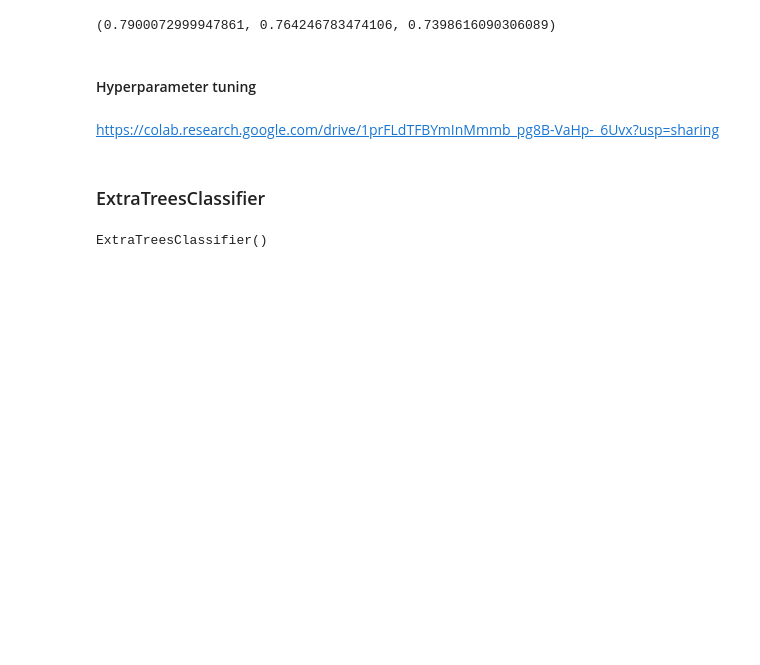
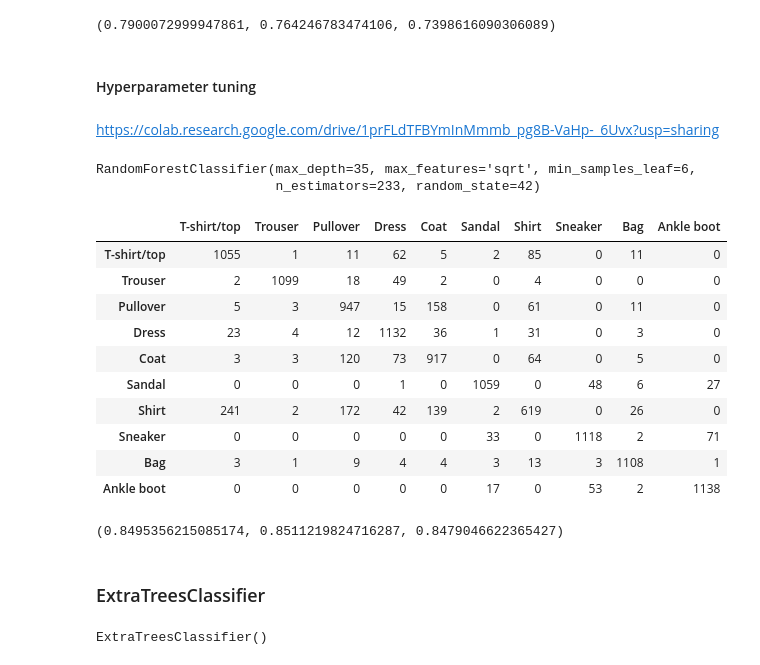
Before and after one commit to ArkadiuszSlowik/fashion-classification, a Jupyter notebook: fashion_classification.ipynb, the cells around one changed output. Saved outputs shown, nothing was run; the diff lists cells and outputs as text; code cells hidden in the pictures; blank space fills up the shorter version.

```diff
--- a/fashion_classification.ipynb
+++ b/fashion_classification.ipynb
@@ -823,6 +786,40 @@ np.average(precision), np.average(recall), np.average(f1_score)
 <h4> Hyperparameter tuning </h4>
 # %% [markdown]
 https://colab.research.google.com/drive/1prFLdTFBYmInMmmb_pg8B-VaHp-_6Uvx?usp=sharing
+# %%
+filename = 'models/RandomForestClassifier1.sav'
+model = pickle.load(open(filename, 'rb'))
+print(model)
+# %% [output]
+RandomForestClassifier(max_depth=35, max_features='sqrt', min_samples_leaf=6,
+                       n_estimators=233, random_state=42)
+# %%
+y_cv_pred = cross_val_predict(model, X_cv, y_cv)
+y_cv_pred_proba = cross_val_predict(model, X_cv, y_cv, method='predict_proba')
+# %%
+con = confusion_matrix(y_cv, y_cv_pred)
+
+fashion = ['T-shirt/top', 'Trouser', 'Pullover', 'Dress', 'Coat', 'Sandal', 'Shirt', 'Sneaker', 'Bag', 'Ankle boot']
+
+pd.DataFrame(con, index=fashion, columns=fashion)
+# %% [output]
+|  | T-shirt/top | Trouser | Pullover | Dress | Coat | Sandal | Shirt | Sneaker | Bag | Ankle boot |
+| T-shirt/top | 1055 | 1 | 11 | 62 | 5 | 2 | 85 | 0 | 11 | 0 |
+| Trouser | 2 | 1099 | 18 | 49 | 2 | 0 | 4 | 0 | 0 | 0 |
+| Pullover | 5 | 3 | 947 | 15 | 158 | 0 | 61 | 0 | 11 | 0 |
+| Dress | 23 | 4 | 12 | 1132 | 36 | 1 | 31 | 0 | 3 | 0 |
+| Coat | 3 | 3 | 120 | 73 | 917 | 0 | 64 | 0 | 5 | 0 |
+| Sandal | 0 | 0 | 0 | 1 | 0 | 1059 | 0 | 48 | 6 | 27 |
+| Shirt | 241 | 2 | 172 | 42 | 139 | 2 | 619 | 0 | 26 | 0 |
+| Sneaker | 0 | 0 | 0 | 0 | 0 | 33 | 0 | 1118 | 2 | 71 |
+| Bag | 3 | 1 | 9 | 4 | 4 | 3 | 13 | 3 | 1108 | 1 |
+| Ankle boot | 0 | 0 | 0 | 0 | 0 | 17 | 0 | 53 | 2 | 1138 |
+# %%
+precision, recall, f1_score = precision_recall_fscore_support(y_cv, y_cv_pred)[:3]
+
+np.average(precision), np.average(recall), np.average(f1_score)
+# %% [output]
+(0.8495356215085174, 0.8511219824716287, 0.8479046622365427)
 # %% [markdown]
 <h3> ExtraTreesClassifier </h3>
 # %%
```
Also changed, not shown: parts of 41 cells of this notebook, 2 other files.
